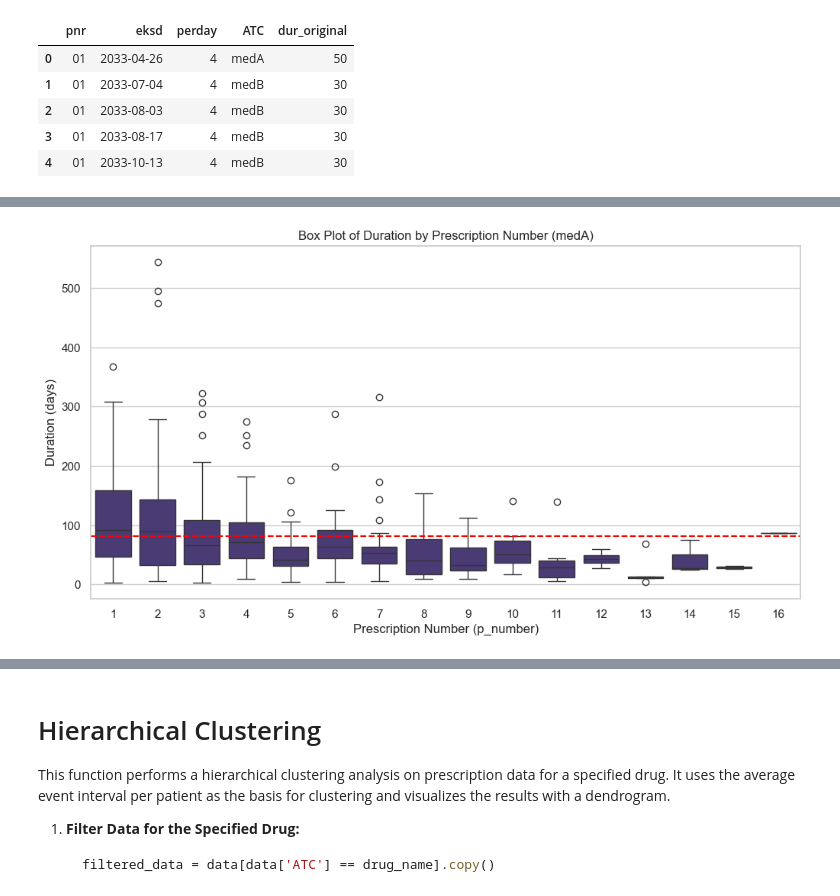
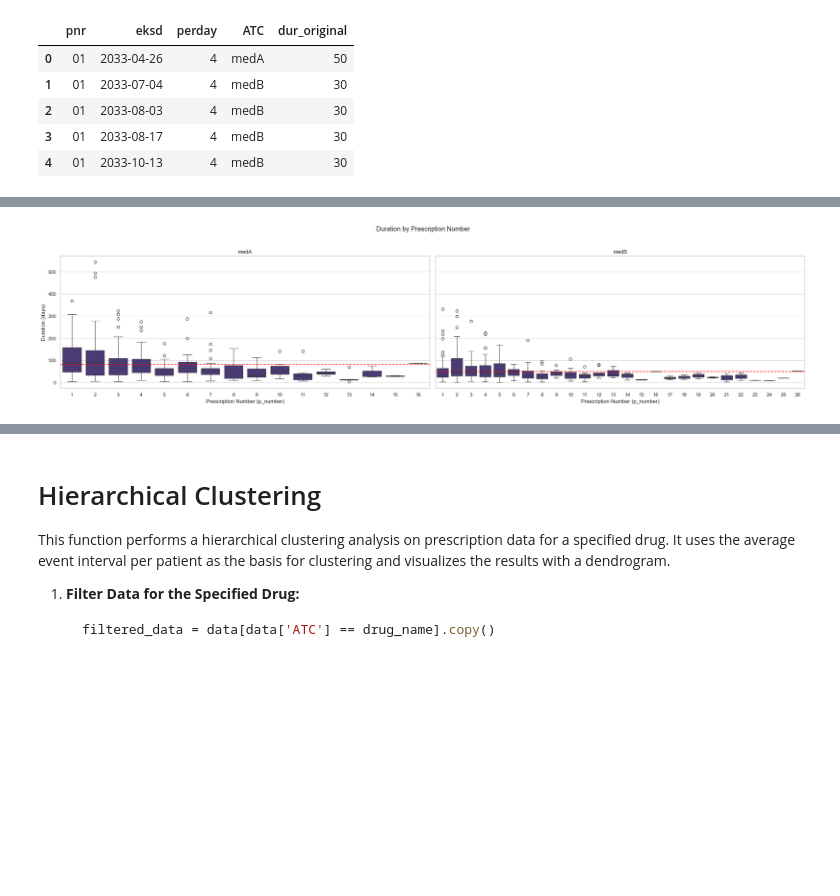
Before and after one commit to 0-BSCode/CS-3203, a Jupyter notebook: assignment-2-clustering/code.ipynb, the cells around one changed output, grey strips where cells are left out. Saved outputs shown, nothing was run; the diff lists cells and outputs as text; code cells hidden in the pictures; blank space fills up the shorter version.

```diff
--- a/assignment-2-clustering/code.ipynb
+++ b/assignment-2-clustering/code.ipynb
@@ -29,6 +81,6 @@ sns.set_palette("viridis")
 # %%
 # Load data ensuring date parsing
-df = pd.read_csv('ExamplePats.csv', parse_dates=['eksd'])
+df = pd.read_csv('data/ExamplePats.csv', parse_dates=['eksd'])
 df.columns = ['pnr', 'eksd', 'perday', 'ATC', 'dur_original']
 df['eksd'] = pd.to_datetime(df['eksd'])
 
@@ -128,56 +191,62 @@ medB = see(df, "medB")
 # %%
-def see_assumption(data, drug_name):
-    # Filter data for the specific drug (equivalent to tidy[which(tidy$ATC == arg1), ])
-    filtered_data = data[data['ATC'] == drug_name].copy()
+def see_assumption(data, drug_names):
+    num_drugs = len(drug_names)
 
-    # Ensure 'eksd' is a datetime object
-    filtered_data['eksd'] = pd.to_datetime(filtered_data['eksd'])
+    # Create subplots - adjust rows and columns as needed
+    fig, axes = plt.subplots(1, num_drugs, figsize=(12 * num_drugs, 6), sharey=True) # sharey for common y-axis
+    fig.suptitle("Duration by Prescription Number") # Global title
 
-    # Sort by patient ID ('pnr') and prescription date ('eksd')
-    filtered_data = filtered_data.sort_values(['pnr', 'eksd'])
+    for i, drug_name in enumerate(drug_names):
+        # Filter data for the specific drug (equivalent to tidy[which(tidy$ATC == arg_name), ])
+        filtered_data = data[data['ATC'] == drug_name].copy()
 
-    # Calculate previous prescription date ('prev_eksd') and duration ('Duration')
-    filtered_data['prev_eksd'] = filtered_data.groupby('pnr')['eksd'].shift(1)
-    filtered_data['Duration'] = (filtered_data['eksd'] - filtered_data['prev_eksd']).dt.days
+        # Ensure 'eksd' is a datetime object
+        filtered_data['eksd'] = pd.to_datetime(filtered_data['eksd'])
 
-    # Drop rows with NA in 'eksd', 'prev_eksd', or 'Duration'
-    filtered_data = filtered_data.dropna(subset=['eksd', 'prev_eksd', 'Duration'])
+        # Sort by patient ID ('pnr') and prescription date ('eksd')
+        filtered_data = filtered_data.sort_values(['pnr', 'eksd'])
 
-    # Add prescription number ('p_number')
-    filtered_data['p_number'] = filtered_data.groupby('pnr').cumcount() + 1
+        # Calculate previous prescription date ('prev_eksd') and duration ('Duration')
+        filtered_data['prev_eksd'] = filtered_data.groupby('pnr')['eksd'].shift(1)
+        filtered_data['Duration'] = (filtered_data['eksd'] - filtered_data['prev_eksd']).dt.days
 
-    # Remove rows with missing durations (first prescription for each patient)
-    filtered_data = filtered_data.dropna(subset=['Duration'])
+        # Drop rows with NA in 'eksd', 'prev_eksd', or 'Duration'
+        filtered_data = filtered_data.dropna(subset=['eksd', 'prev_eksd', 'Duration'])
 
-    # Convert 'p_number' to categorical for proper grouping in the box plot
-    filtered_data['p_number'] = filtered_data['p_number'].astype('category')
+        # Add prescription number ('p_number')
+        filtered_data['p_number'] = filtered_data.groupby('pnr').cumcount() + 1
 
-    # Calculate the median of medians across patients
-    medians_of_medians = (
-        filtered_data.groupby('pnr')['Duration']
-        .median()
-        .dropna()
-        .median()
-    )
+        # Remove rows with missing durations (first prescription for each patient)
+        filtered_data = filtered_data.dropna(subset=['Duration'])
 
-    # Create the box plot
-    plt.figure(figsize=(12, 6))
-    sns.boxplot(x='p_number', y='Duration', data=filtered_data)
+        # Convert 'p_number' to categorical for proper grouping in the box plot
+        filtered_data['p_number'] = filtered_data['p_number'].astype('category')
 
-    # Add a horizontal line for the median of medians
-    plt.axhline(y=medians_of_medians, color='red', linestyle='--')
+        # Calculate the median of medians across patients
+        medians_of_medians = (
+            filtered_data.groupby('pnr')['Duration']
+            .median()
+            .dropna()
+            .median()
+        )
 
-    # Set plot title and labels
-    plt.title(f"Box Plot of Duration by Prescription Number ({drug_name})")
-    plt.xlabel("Prescription Number (p_number)")
-    plt.ylabel("Duration (days)")
+        # Create the box plot on the appropriate subplot
+        ax = axes[i] if num_drugs > 1 else axes # Handle single plot case
+        sns.boxplot(x='p_number', y='Duration', data=filtered_data, ax=ax)
 
-    # Show plot
+        # Add a horizontal line for the median of medians
+        ax.axhline(y=medians_of_medians, color='red', linestyle='--')
+
+        # Set plot title and labels
+        ax.set_title(f"{drug_name}")  # Specific title for each drug
+        ax.set_xlabel("Prescription Number (p_number)")
+        ax.set_ylabel("Duration (days)")
+
+
+    plt.tight_layout(rect=[0, 0.03, 1, 0.95])
     plt.show()
 
-# Example usage:
-# Generate box plots for "medA" and "medB"
-see_assumption(df, "medA")
-see_assumption(df, "medB")
+
+see_assumption(df, ["medA", "medB"])
 # %% [output]
-[figure, old version]
+[figure, new version]
```
Also changed, not shown: parts of 14 cells of this notebook.
